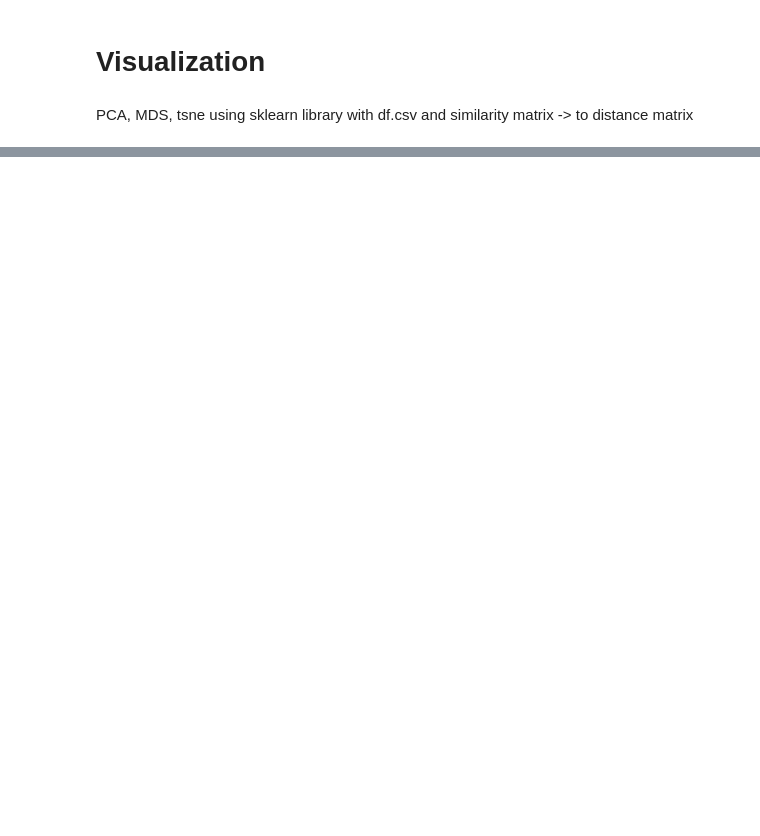
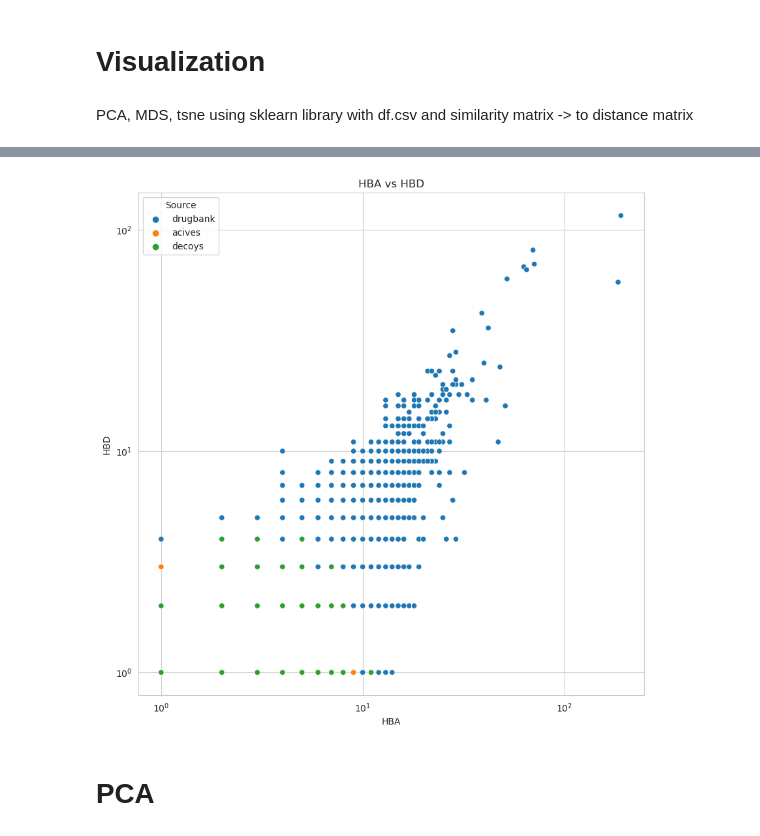
Before and after one commit to lich-uct/cdd2023, a Jupyter notebook: fulopj/jp_ntb/cdd_10_visualisation.ipynb, the cells around one changed output, grey strips where cells are left out. Drawn from its saved outputs; the diff is of its cells as text; code cells hidden in the pictures; blank space fills up the shorter version.

```diff
--- a/fulopj/jp_ntb/cdd_10_visualisation.ipynb
+++ b/fulopj/jp_ntb/cdd_10_visualisation.ipynb
@@ -90,0 +84,16 @@ plt.show()
+# %%
+# in the same manner visualize HBA and HBD seaborn plot
+
+fig, ax = plt.subplots(1, 1, figsize=(10, 10))
+sns.set_style("whitegrid")
+# axes with HBA and HBD
+# log axes
+ax.set_xscale('log')
+ax.set_yscale('log')
+sns.scatterplot(x='HBA', y='HBD', hue='Source', data=df)
+ax.title.set_text('HBA vs HBD')
+plt.show()
+# %% [output]
+[figure, added]
+# %% [markdown]
+# PCA
```
Also changed, not shown: parts of 14 cells of this notebook, 1 other file.
